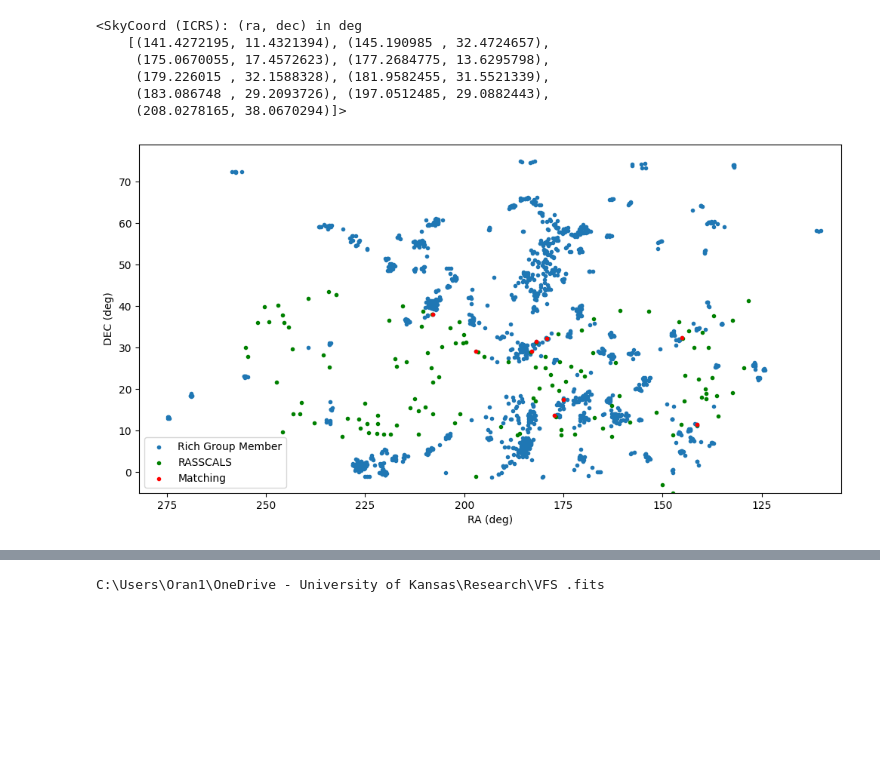
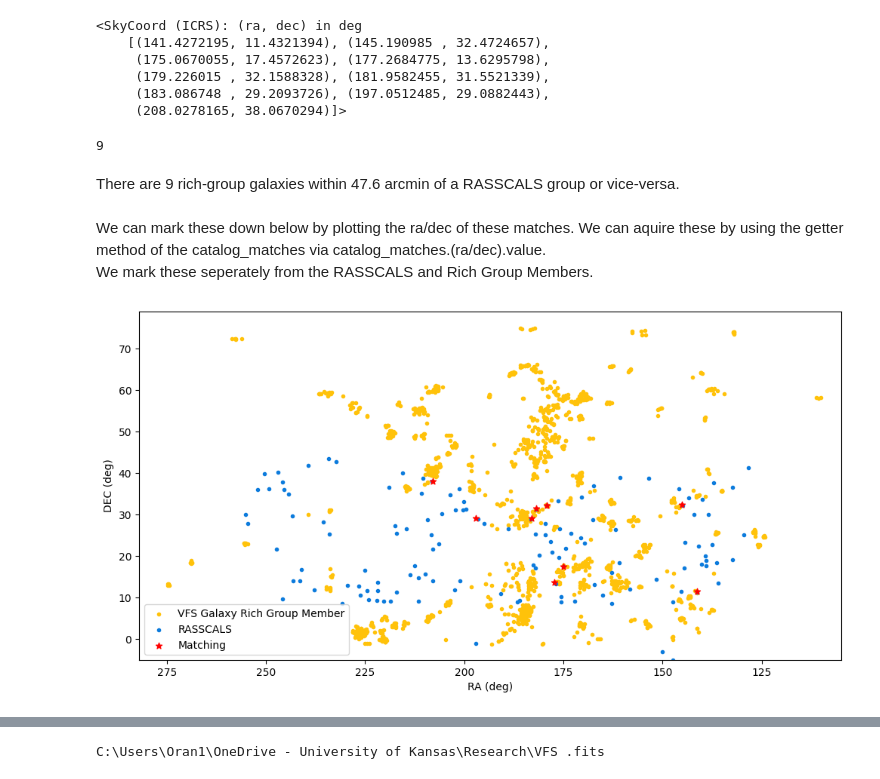
Before and after one commit to eow2004/intropythonprogram, a Jupyter notebook: RASSVFS Match.ipynb, the cells around one changed output, grey strips where cells are left out. Drawn from its saved outputs; the diff is of its cells as text; code cells hidden in the pictures; blank space fills up the shorter version.

```diff
--- a/RASSVFS Match.ipynb
+++ b/RASSVFS Match.ipynb
@@ -237,2 +281,6 @@ WARNING: magphys file not found (this is probably ok)
+# %%
+# reading in tables
+main = Table.read("vf_v2_main.fits")
+env = Table.read("vf_v2_environment.fits")
 # %%
 #checking if .fits files were read in correctly
@@ -301,7 +355,6 @@ ax.invert_xaxis()
 # %%
 #changing ra/dec for each group into skycoords to calculate distance
-flag=(v.env['rich_group_memb']==True)
-x,y=v.main['RA'][flag],v.main['DEC'][flag]
+x,y=main['RA'][env['rich_group_memb']==True],main['DEC'][env['rich_group_memb']==True]
 richcoords = SkyCoord(x*u.deg,y*u.deg)
 m,n=tbl['RAJ2000'],tbl['DEJ2000']
 rascoords = SkyCoord(m*u.deg, n*u.deg)
@@ -322,24 +375,33 @@ catalog_matches
      (179.226015 , 32.1588328), (181.9582455, 31.5521339),
      (183.086748 , 29.2093726), (197.0512485, 29.0882443),
      (208.0278165, 38.0670294)]>
+# %%
+len(catalog_matches)
+# %% [output]
+9
+# %% [markdown]
+There are 9 rich-group galaxies within 47.6 arcmin of a RASSCALS group or vice-versa.
+# %% [markdown]
+We can mark these down below by plotting the ra/dec of these matches. We can aquire these by using the getter method of the catalog_matches via catalog_matches.(ra/dec).value. <br>
+We mark these seperately from the RASSCALS and Rich Group Members.
 # %%
 #plotting rows of acension and declination as x,y coords, and setting the axis to match VFS plot
 plt.figure(figsize=(12,6))
-flag = (v.env['rich_group_memb']==True)
+flag = (env['rich_group_memb']==True)
 # plot RA vs DEC of the objects with the flag (use the flag to sort through the data)
-plt.scatter(v.main['RA'][flag],v.main['DEC'][flag],marker='.',label='Rich Group Member')
-plt.scatter(tbl['RAJ2000'],tbl['DEJ2000'],color='green',marker='.',label='RASSCALS')
-plt.scatter(catalog_matches.ra.value,catalog_matches.dec.value,c='red',marker='.',label='Matching')
+plt.scatter(main['RA'][flag],main['DEC'][flag],marker='.',label='VFS Galaxy Rich Group Member',color='#FFC20A')
+plt.scatter(tbl['RAJ2000'],tbl['DEJ2000'],color='#0C7BDC',marker='.',label='RASSCALS')
+plt.scatter(catalog_matches.ra.value,catalog_matches.dec.value,c='red',marker='*',label='Matching')
 plt.legend()
 plt.xlabel('RA (deg)')
 plt.ylabel('DEC (deg)')
 ax = plt.gca()
 ax.set_xlim([105, 282])
 ax.set_ylim([-5, 79])
 ax.set_xticks([275,250,225,200,175,150,125])
 ax.invert_xaxis()
 plt.savefig('matching.png')
 # %% [output]
-[figure, old version]
+[figure, new version]
 # %% [markdown]
 ### Finding angular stuff
```
Also changed, not shown: parts of 77 cells of this notebook.
